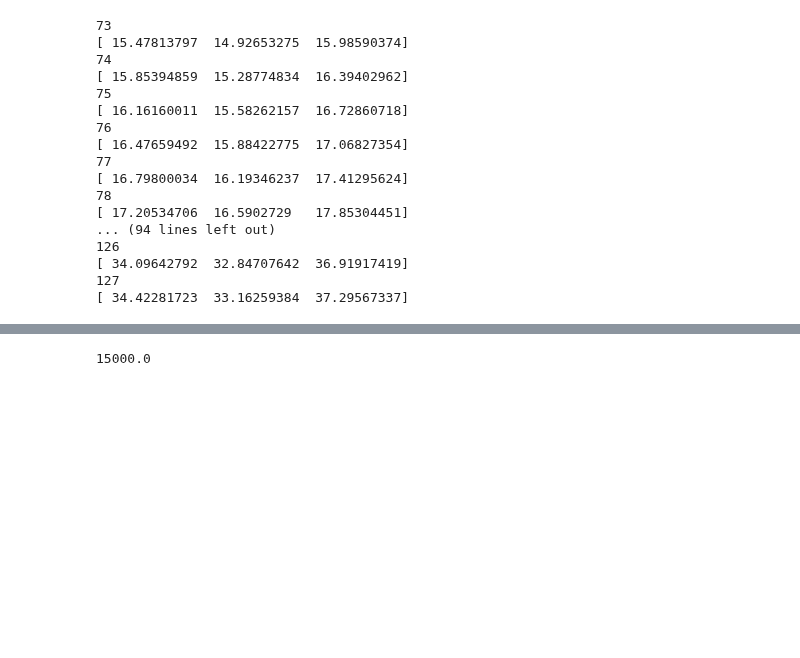
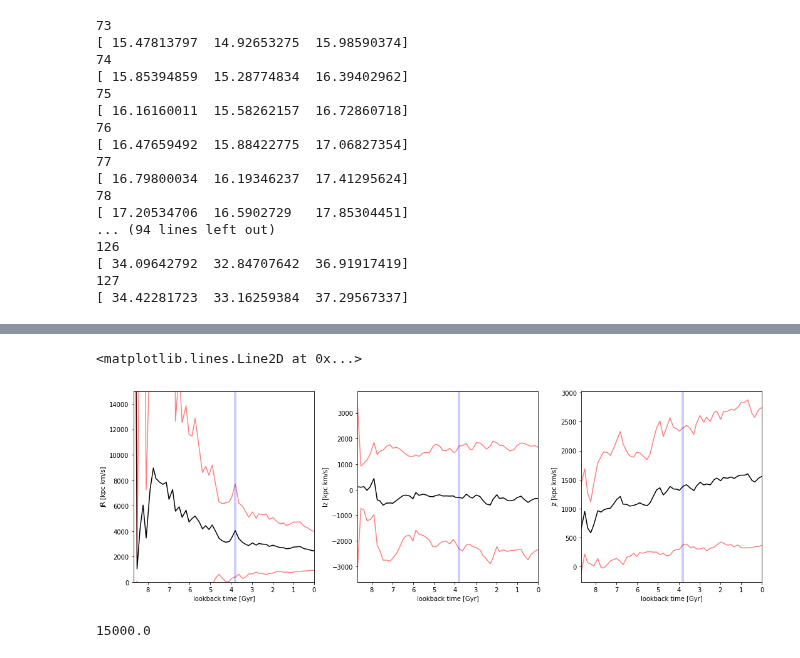
Before and after one commit to sophialilleengen/masterproject, a Jupyter notebook: notebooks/action_time_evolution.ipynb, the cells around one changed output, grey strips where cells are left out. Drawn from its saved outputs; the diff is of its cells as text; code cells hidden in the pictures; blank space fills up the shorter version.

```diff
--- a/notebooks/action_time_evolution.ipynb
+++ b/notebooks/action_time_evolution.ipynb
@@ -83 +110,36 @@ print(lookback_time_Gyr)
+# %%
+fig, ax = plt.subplots(1,3, figsize=(15,5))
+ax[0].plot(lookback_time_Gyr, jR_mean, 'k-')
+ax[0].plot(lookback_time_Gyr, np.add(jR_mean, jR_std), 'r-', alpha = 0.5)
+ax[0].plot(lookback_time_Gyr, np.subtract(jR_mean, jR_std), 'r-', alpha = 0.5)
+ax[0].set_xlim(np.max(lookback_time_Gyr), np.min(lookback_time_Gyr))
+ax[0].set_ylim(0,15000)
+
+ax[1].plot(lookback_time_Gyr, lz_mean, 'k-')
+ax[1].plot(lookback_time_Gyr, np.add(lz_mean, lz_std), 'r-', alpha = 0.5)
+ax[1].plot(lookback_time_Gyr, np.subtract(lz_mean, lz_std), 'r-', alpha = 0.5)
+ax[1].set_xlim(np.max(lookback_time_Gyr), np.min(lookback_time_Gyr))
+
+ax[2].plot(lookback_time_Gyr, jz_mean, 'k-')
+ax[2].plot(lookback_time_Gyr, np.add(jz_mean, jz_std), 'r-', alpha = 0.5)
+ax[2].plot(lookback_time_Gyr, np.subtract(jz_mean, jz_std), 'r-', alpha = 0.5)
+ax[2].set_xlim(np.max(lookback_time_Gyr), np.min(lookback_time_Gyr))
+ax[0].set_ylim(0,None)
+
+ax[0].set_xlabel('lookback time [Gyr]')
+ax[1].set_xlabel('lookback time [Gyr]')
+ax[2].set_xlabel('lookback time [Gyr]')
+
+
+ax[0].set_ylabel('jR [kpc km/s]')
+ax[1].set_ylabel('lz [kpc km/s]')
+ax[2].set_ylabel('jz [kpc km/s]')
+fig.tight_layout()
+
+ax[0].axvline(3.8, color = 'blue', linewidth=4, alpha =0.2)
+ax[1].axvline(3.8, color = 'blue', linewidth=4, alpha =0.2)
+ax[2].axvline(3.8, color = 'blue', linewidth=4, alpha =0.2)
+# %% [output]
+<matplotlib.lines.Line2D at 0x...>
+[figure, added]
 # %%
```
Also changed, not shown: parts of 6 cells of this notebook, 2 other files.
